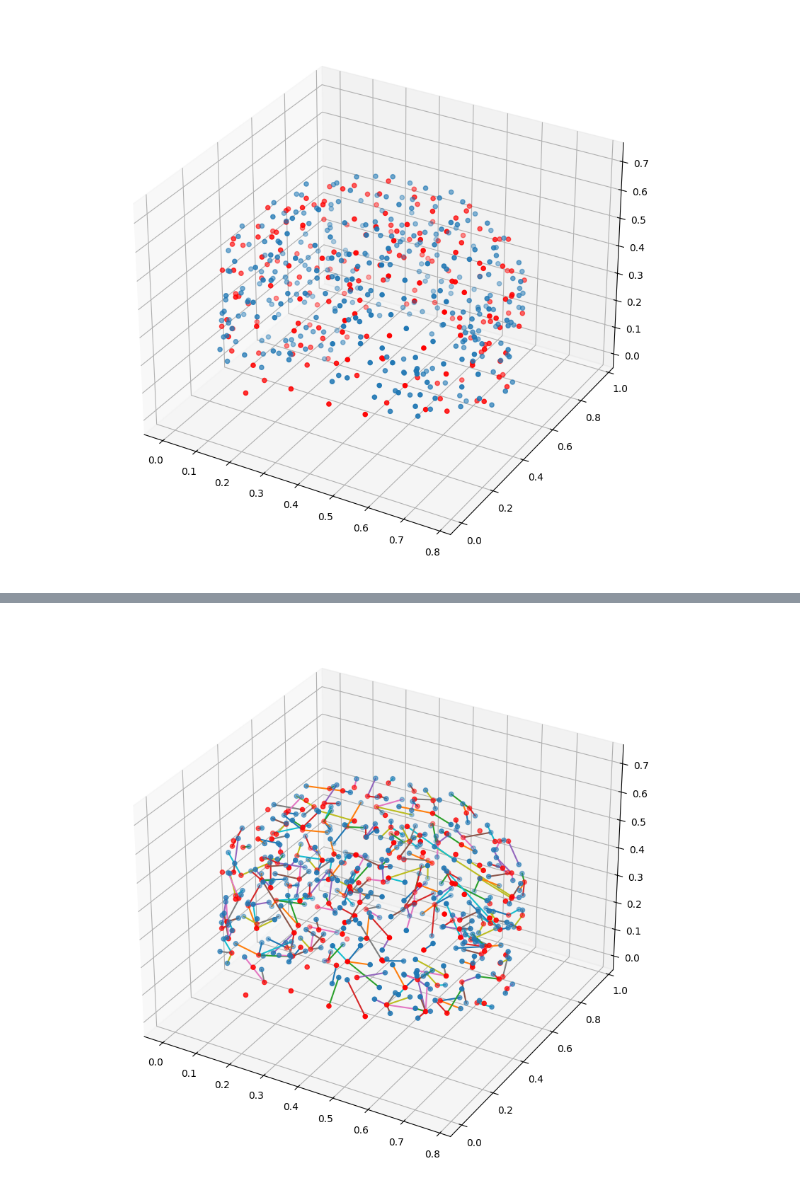
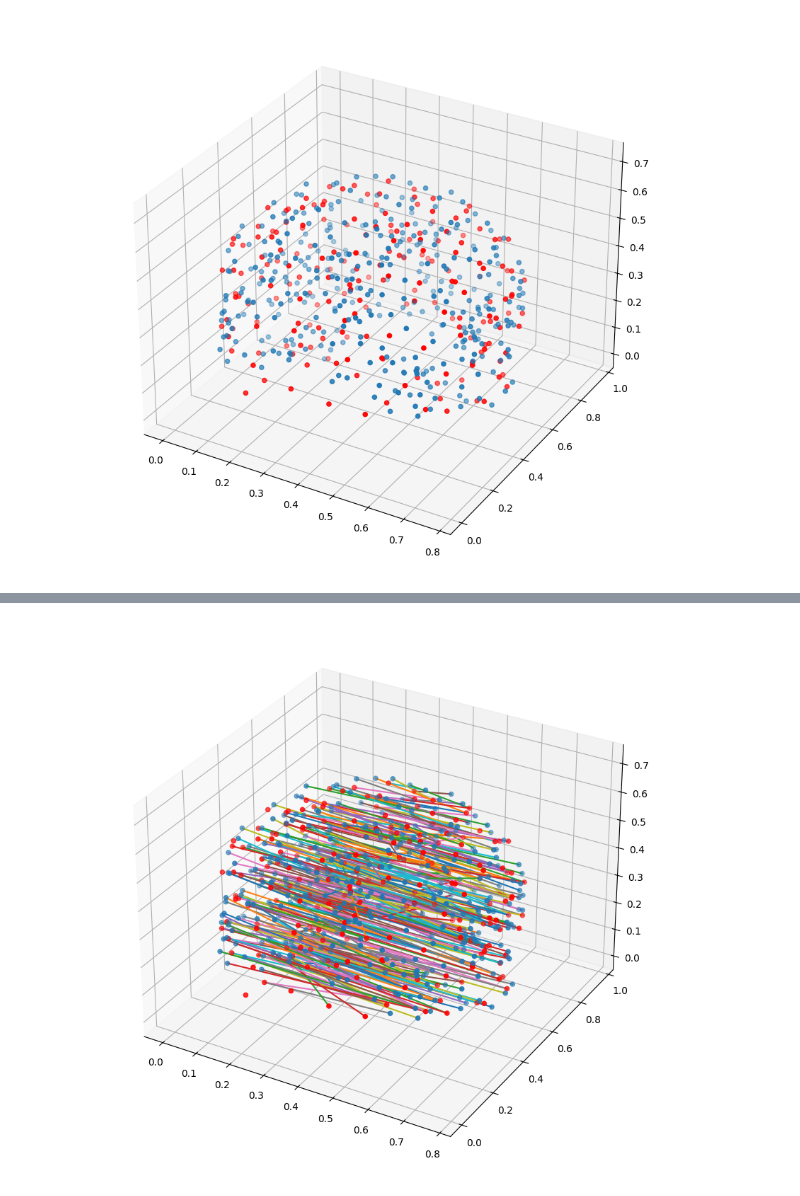
Before and after one commit to Katterrina/fimuni_thesis, a Jupyter notebook: notebooks/centroids_and_parcellations/DICE_XX_ED_check.ipynb, the cells around one changed output, grey strips where cells are left out. Cells and saved outputs as stored; diff of their text form; code cells hidden in the pictures.

Commit message:
dice mapping changed left right back (glasser flipped)

```diff
--- a/notebooks/centroids_and_parcellations/DICE_XX_ED_check.ipynb
+++ b/notebooks/centroids_and_parcellations/DICE_XX_ED_check.ipynb
@@ -173,10 +173,10 @@ mapping_coordinates
 # %%
 fig = plt.figure(figsize=(10,10))
 ax = fig.add_subplot(projection='3d')
-ax.scatter(glasser_centroids["x-cog_s"], glasser_centroids["y-cog_s"], glasser_centroids["z-cog_s"])
-ax.scatter(schaefer_centroids["R_s"], schaefer_centroids["A_s"], schaefer_centroids["S_s"],c="r")
+ax.scatter(mapping_coordinates["x-cog_s"], mapping_coordinates["y-cog_s"], mapping_coordinates["z-cog_s"])
+ax.scatter(mapping_coordinates["R_s"], mapping_coordinates["A_s"], mapping_coordinates["S_s"],c="r")
 for i,row in mapping_coordinates.iterrows():
     ax.plot([row["R_s"], row["x-cog_s"]], [row["A_s"],row["y-cog_s"]],zs=[row["S_s"],row["z-cog_s"]])
 plt.show()
 # %% [output]
-[figure, old version]
+[figure, new version]
```
Also changed, not shown: parts of 4 cells of this notebook, 3 other files.
